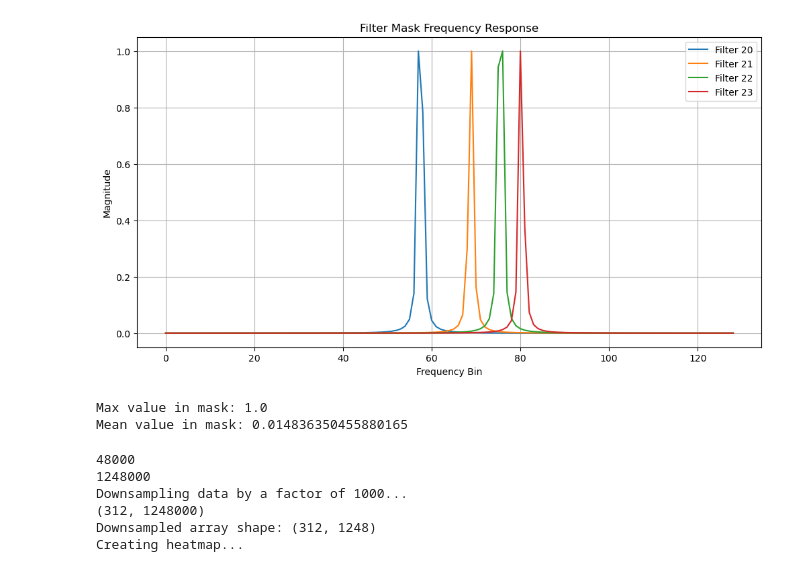
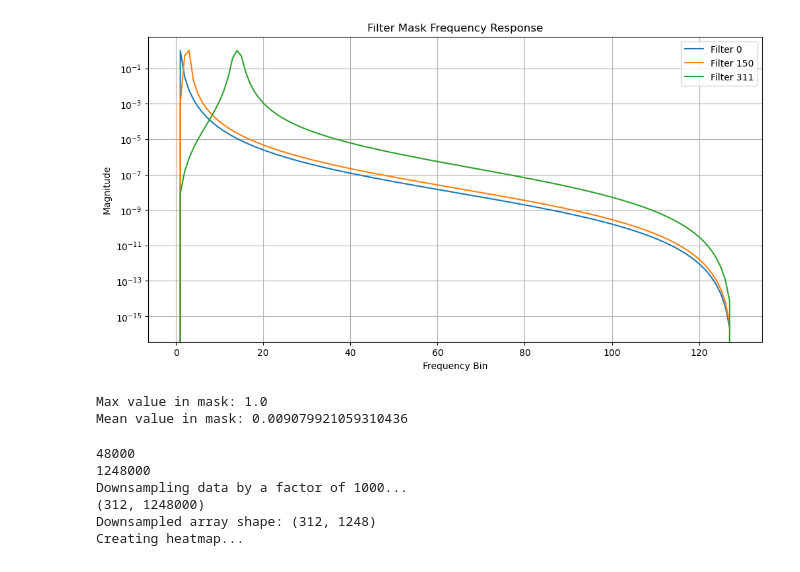
Before and after one commit to Tomtiger66/GuitarMidi-LV2, a Jupyter notebook: python/neuralnetmodelling/test-model.ipynb, the cells around one changed output. Drawn from its saved outputs; the diff is of its cells as text; code cells hidden in the pictures.

```diff
--- a/python/neuralnetmodelling/test-model.ipynb
+++ b/python/neuralnetmodelling/test-model.ipynb
@@ -3,15 +3,14 @@ import matplotlib.pyplot as plt
 from scipy import signal
 import numpy as np
 import tensorflow as tf
-from fretboard import FretBoard,num_harmonics,num_strings,num_frets
+from fretboard import FretBoard
 from common import SAMPLERATE, INPUT_SHAPE_AUDIO
 fretboard=FretBoard(17.5,SAMPLERATE)
 
 def create_static_mask(fretboard_obj, num_samples, sample_rate):
     freq_bins = num_samples // 2 + 1
     # Use logspace for frequency bins to better match musical intervals
-    # f = np.linspace(0, sample_rate / 2, freq_bins)
-    f=np.logspace(1, np.log10(sample_rate / 2), freq_bins)  # Logarithmic spacing of frequencies
+    f = np.linspace(0, sample_rate / 2, freq_bins)
     mask = []
 
     for fret in fretboard_obj.frets:
@@ -21,7 +20,7 @@ def create_static_mask(fretboard_obj, num_samples, sample_rate):
                 w, h = signal.freqz(filt.b, filt.a, worN=f, fs=sample_rate)
 
                 # Apply the square for filtfilt simulation
-                response = np.abs(h)**1
+                response = np.abs(h)**2
 
                 # --- VITAL NORMALIZATION ---
                 # Ensure every single filter has a peak of exactly 1.0
@@ -34,45 +33,38 @@ def create_static_mask(fretboard_obj, num_samples, sample_rate):
                     pass
 
                 mask.append(response)
 
     return tf.constant(np.array(mask), dtype=tf.complex64)
 
 # Global constant
 FILTER_MASK = create_static_mask(fretboard, INPUT_SHAPE_AUDIO[1], SAMPLERATE)
 
 # 1. Pull mask from GPU to CPU
 mask_np = FILTER_MASK.numpy()
 
 # 2. Plot a few specific filters (e.g., Low E string, A string, and a high fret)
 plt.figure(figsize=(12, 6))
 
-fret=0
-string=5
-# Calculate the index for the desired filter
-# Each fret has 6 strings, and each string has 4 filters (fundamental + 3 harmonics)
-
 # Let's look at filter 0 (Open Low E), 150 (Middle), and 311 (Highest)
-for harmonic in range(num_harmonics):#[0, 150, 311]:
+for i in [0, 150, 311]:
     # We take the absolute because it's complex64
-    i=fret*num_strings*num_harmonics+string*num_harmonics+harmonic
     plt.plot(np.abs(mask_np[i]), label=f'Filter {i}')
-#plt.xscale('log')
 
 plt.title("Filter Mask Frequency Response")
 plt.xlabel("Frequency Bin")
 plt.ylabel("Magnitude")
-#plt.yscale('log') # Log scale is essential to see if it's too quiet
+plt.yscale('log') # Log scale is essential to see if it's too quiet
 plt.legend()
 plt.grid(True)
 plt.show()
 
 # 3. Print the Max Magnitude
 print(f"Max value in mask: {np.max(np.abs(mask_np))}")
 print(f"Mean value in mask: {np.mean(np.abs(mask_np))}")
 # %% [output]
-[figure, old version]
+[figure, new version]
 Max value in mask: 1.0
-Mean value in mask: 0.014836350455880165
+Mean value in mask: 0.009079921059310436
 # %%
 from scipy import io
 from fretboard import FretBoard
```
Also changed, not shown: parts of 1 cell of this notebook, 5 other files.
